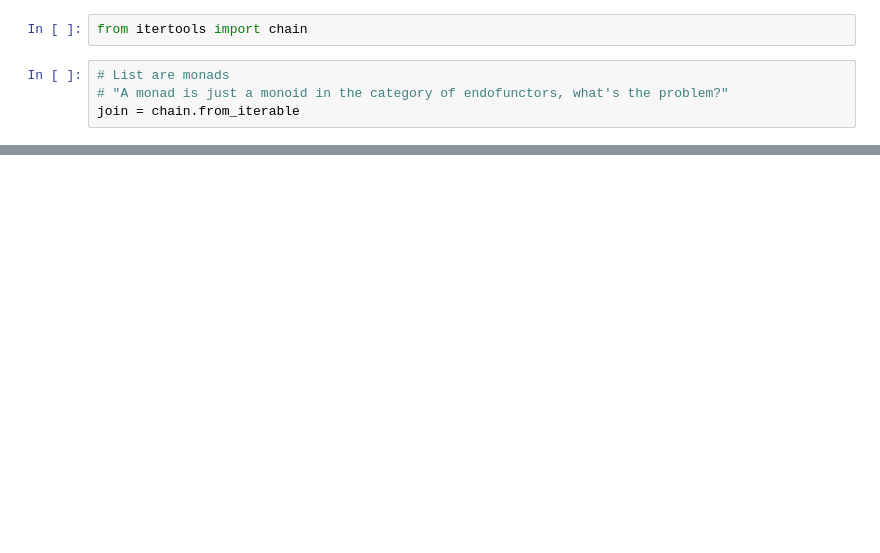
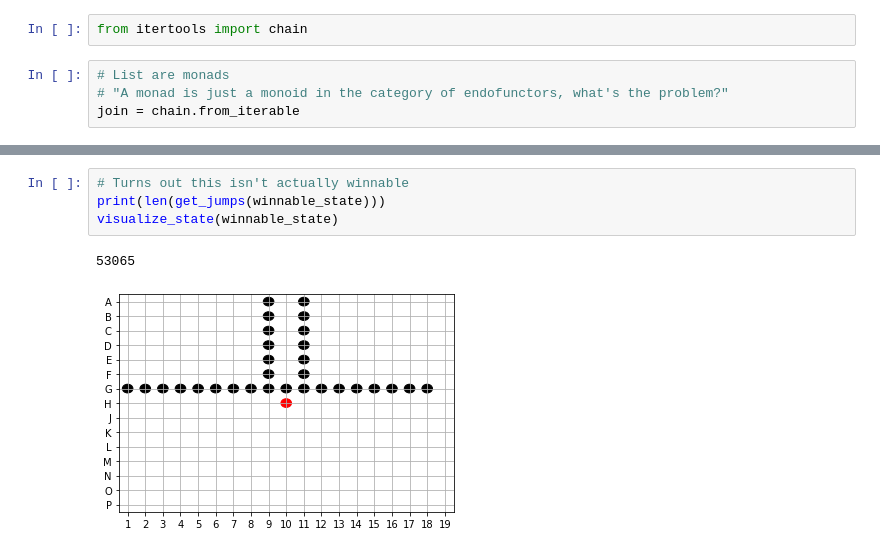
Before and after one commit to rcharan/phutball, a Jupyter notebook: pytorch-implementation/phutball.ipynb, the cells around one changed output, grey strips where cells are left out. Cells and saved outputs as stored; diff of their text form; blank space fills up the shorter version.

```diff
--- a/pytorch-implementation/phutball.ipynb
+++ b/pytorch-implementation/phutball.ipynb
@@ -424,0 +592,7 @@ array([ True])
+# %%
+# Turns out this isn't actually winnable
+print(len(get_jumps(winnable_state)))
+visualize_state(winnable_state)
+# %% [output]
+53065
+[figure, added]
```
Also changed, not shown: parts of 32 cells of this notebook.
